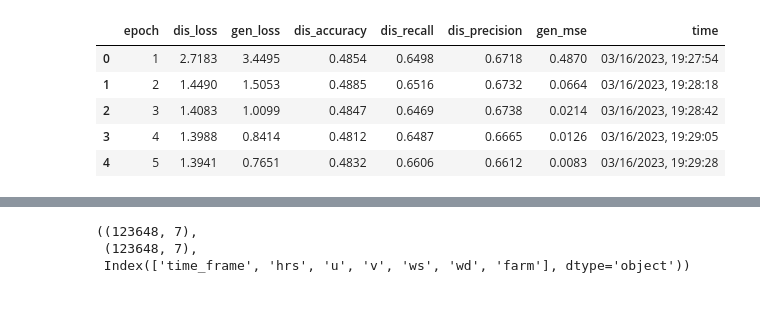
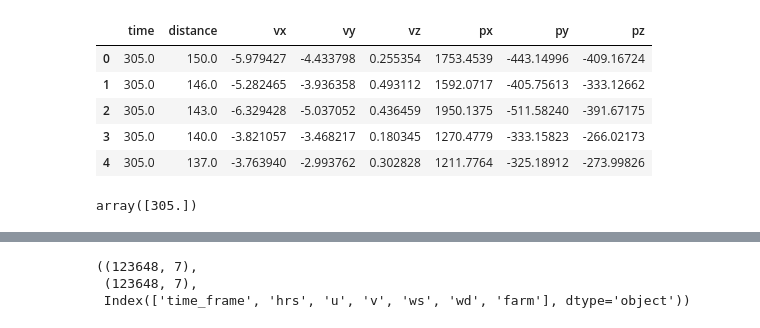
Before and after one commit to samfallahian/FDTransformer, a Jupyter notebook: playground/Results1.ipynb, the cells around one changed output, grey strips where cells are left out. Drawn from its saved outputs; the diff is of its cells as text; code cells hidden in the pictures.

```diff
--- a/playground/Results1.ipynb
+++ b/playground/Results1.ipynb
@@ -11 +8,4 @@ df = pd.read_csv(f"../logs/2-cae.csv", index_col=False)
+# %%
+df = pd.read_pickle(f"../dataset/3p6-relative.pkl", compression='zip')
+df_gen = pd.read_csv(f"../logs/generated_3p6_relative.csv")
 # %%
@@ -41,9 +20,13 @@ df_cgan = pd.read_csv(f"../logs/5_cgan.csv", index_col=False)
 # %%
-df_cgan.head()
+df_gen.head()
 # %% [output]
-|  | epoch | dis_loss | gen_loss | dis_accuracy | dis_recall | dis_precision | gen_mse | time |
-| 0 | 1 | 2.7183 | 3.4495 | 0.4854 | 0.6498 | 0.6718 | 0.4870 | 03/16/2023, 19:27:54 |
-| 1 | 2 | 1.4490 | 1.5053 | 0.4885 | 0.6516 | 0.6732 | 0.0664 | 03/16/2023, 19:28:18 |
-| 2 | 3 | 1.4083 | 1.0099 | 0.4847 | 0.6469 | 0.6738 | 0.0214 | 03/16/2023, 19:28:42 |
-| 3 | 4 | 1.3988 | 0.8414 | 0.4812 | 0.6487 | 0.6665 | 0.0126 | 03/16/2023, 19:29:05 |
-| 4 | 5 | 1.3941 | 0.7651 | 0.4832 | 0.6606 | 0.6612 | 0.0083 | 03/16/2023, 19:29:28 |
+|  | time | distance | vx | vy | vz | px | py | pz |
+| 0 | 305.0 | 150.0 | -5.979427 | -4.433798 | 0.255354 | 1753.4539 | -443.14996 | -409.16724 |
+| 1 | 305.0 | 146.0 | -5.282465 | -3.936358 | 0.493112 | 1592.0717 | -405.75613 | -333.12662 |
+| 2 | 305.0 | 143.0 | -6.329428 | -5.037052 | 0.436459 | 1950.1375 | -511.58240 | -391.67175 |
+| 3 | 305.0 | 140.0 | -3.821057 | -3.468217 | 0.180345 | 1270.4779 | -333.15823 | -266.02173 |
+| 4 | 305.0 | 137.0 | -3.763940 | -2.993762 | 0.302828 | 1211.7764 | -325.18912 | -273.99826 |
+# %%
+df_gen["time"].unique()
+# %% [output]
+array([305.])
```
Also changed, not shown: parts of 17 cells of this notebook, 33 other files.
